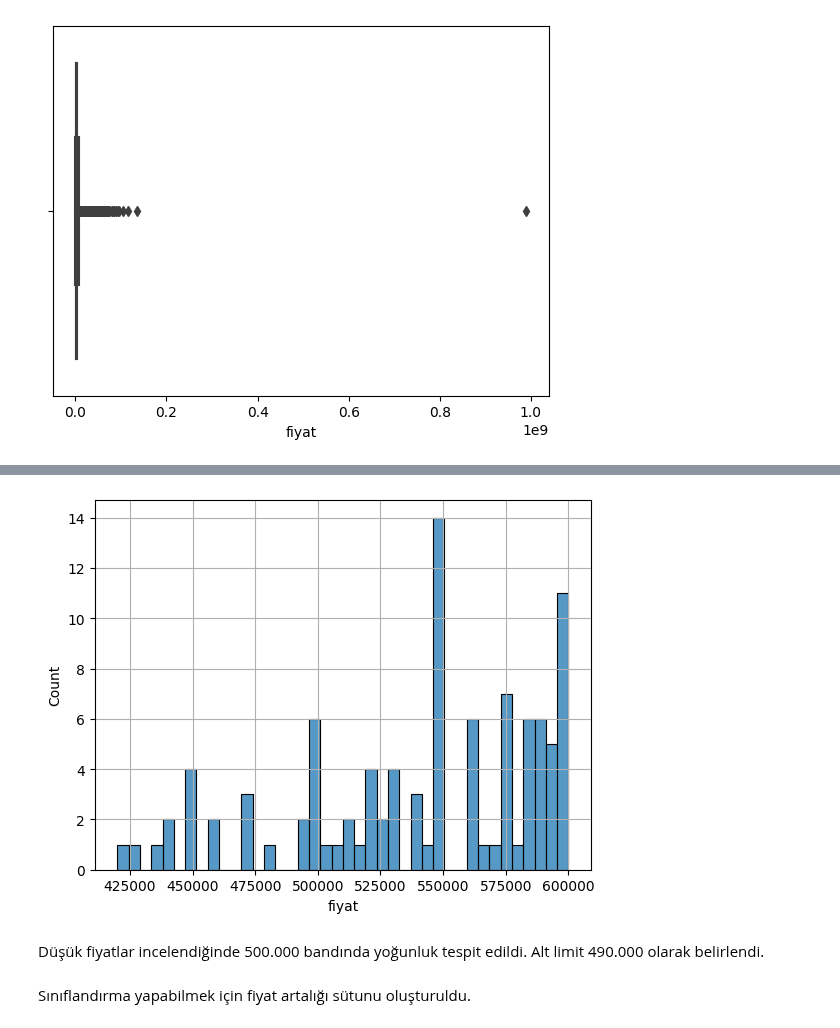
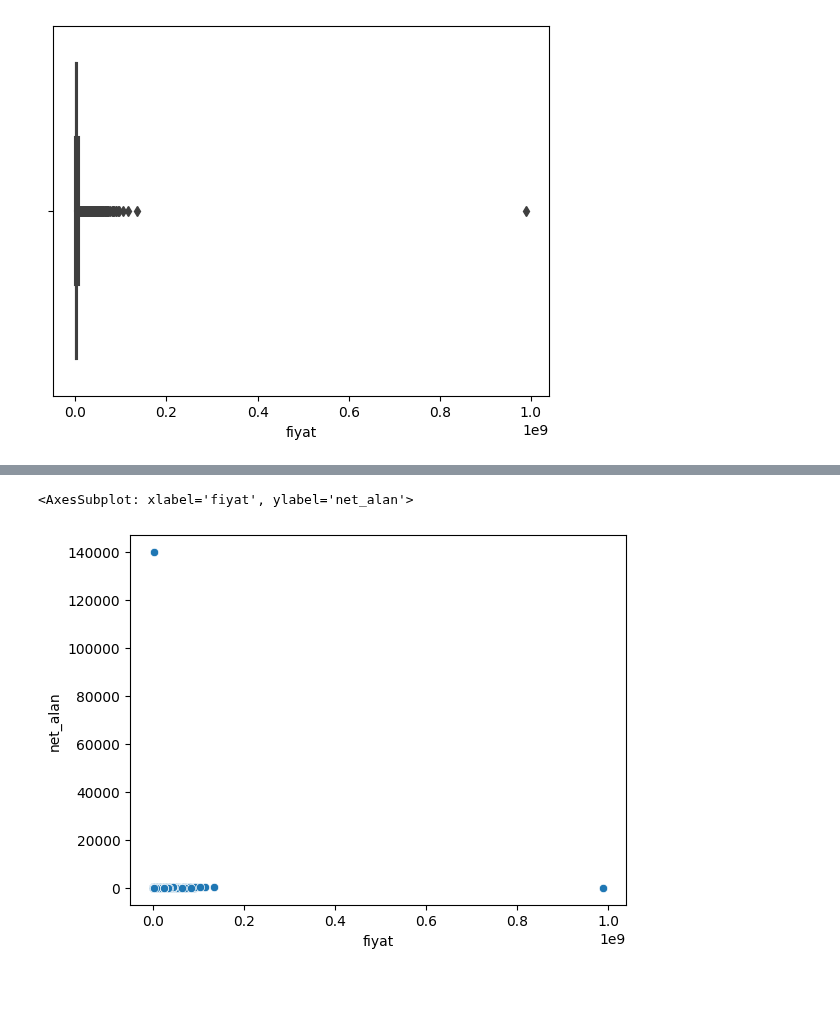
Before and after one commit to flunitraz/house-price-analysis, a Jupyter notebook: notebooks/ist/preprocessing_ist.ipynb, the cells around one changed output, grey strips where cells are left out. Saved outputs shown, nothing was run; the diff lists cells and outputs as text; code cells hidden in the pictures; blank space fills up the shorter version.

```diff
--- a/notebooks/ist/preprocessing_ist.ipynb
+++ b/notebooks/ist/preprocessing_ist.ipynb
@@ -732,2 +719,0 @@ Name: fiyat, Length: 14334, dtype: int64
-# %%
-df.drop(13275, inplace = True)
@@ -787,13 +720,5 @@ plt.grid()
-# %%
-sns.histplot(data=df[(df.fiyat<600000) & (df.fiyat>400000)].fiyat, bins=40)
-plt.grid()
-# %% [output]
-[figure, removed]
-# %% [markdown]
-Düşük fiyatlar incelendiğinde 500.000 bandında yoğunluk tespit edildi. Alt limit 490.000 olarak belirlendi.
-# %%
-df = df[(df.fiyat>490000) & (df.fiyat < 12000000)]
-# %% [markdown]
-Sınıflandırma yapabilmek için fiyat artalığı sütunu oluşturuldu.
-# %%
-df = df.reset_index(drop=True)
+# %%
+sns.scatterplot(data = df, x="fiyat", y="net_alan")
+# %% [output]
+<AxesSubplot: xlabel='fiyat', ylabel='net_alan'>
+[figure, added]
```
Also changed, not shown: parts of 42 cells of this notebook, 2 other files.
